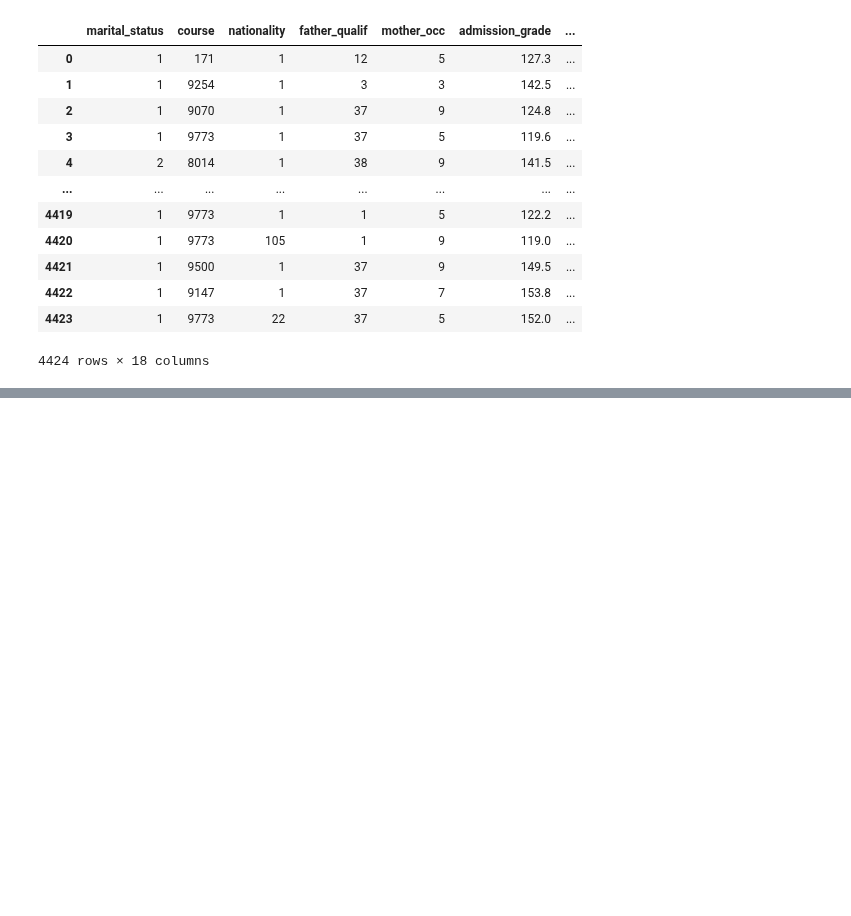
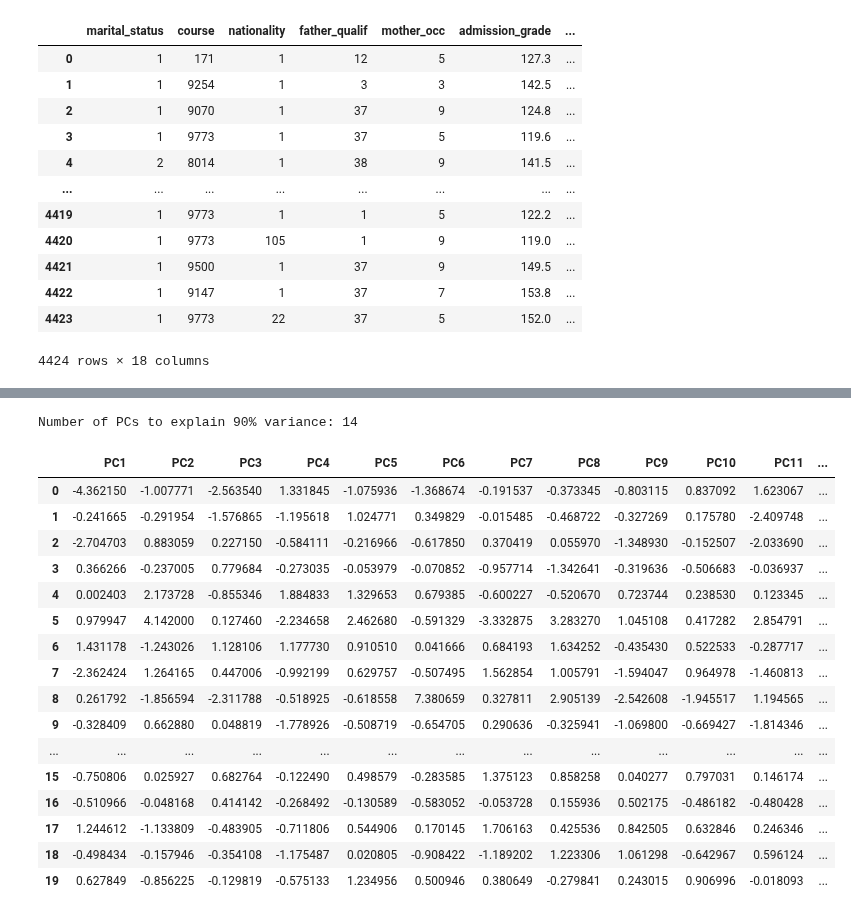
Before and after one commit to MSC-DS-Y1/Applied-Machine-Learning-Project, a Jupyter notebook: src/dataset/data_cleaning.ipynb, the cells around one changed output, grey strips where cells are left out. Cells and saved outputs as stored; diff of their text form; code cells hidden in the pictures; blank space fills up the shorter version.

```diff
--- a/src/dataset/data_cleaning.ipynb
+++ b/src/dataset/data_cleaning.ipynb
@@ -200,10 +196,9 @@ Normalising the MI matrix scores
 # %%
 from sklearn import preprocessing
 
-#normalise it
-min_max_scaler = preprocessing.MinMaxScaler()
+minmax_scaler = preprocessing.MinMaxScaler()
 
-mi_matrix_scaled = min_max_scaler.fit_transform(mi_matrix)
+mi_matrix_scaled = minmax_scaler.fit_transform(mi_matrix)
 mi_matrix_scaled
 
 mi_matrix_scaled_df = pd.DataFrame(mi_matrix_scaled, columns=mi_matrix.columns, index=mi_matrix.index)
@@ -394,3 +389,9 @@ selected_features_target
 | 4422 | 1 | 9147 | 1 | 37 | 7 | 153.8 | ... |
 | 4423 | 1 | 9773 | 22 | 37 | 5 | 152.0 | ... |
 4424 rows × 18 columns
+# %%
+# Normalizing the final features using MinMaxScaler
+scaler = preprocessing.StandardScaler()
+X_minmax = scaler.fit_transform(selected_predictors)
+df_final_std = pd.DataFrame(X_minmax, columns=selected_predictors.columns)
+df_final_std.head()
@@ -396,0 +405,39 @@ selected_features_target
+# %%
+from sklearn.decomposition import PCA
+
+pca = PCA()
+pca_components = pca.fit(df_final_std)
+cum_variance = np.cumsum(pca.explained_variance_ratio_)
+optimal_pcs = np.argmax(cum_variance >= 0.95) + 1
+print(f"Number of PCs to explain 90% variance: {optimal_pcs}")
+# %% [output]
+Number of PCs to explain 90% variance: 14
+# %%
+# Apply PCA to reduce to the optimal number of components
+pca = PCA(n_components=optimal_pcs)
+X_pca = pca.fit_transform(df_final_std)
+
+# Create a DataFrame for PCA-transformed features
+df_pca_transformed = pd.DataFrame(X_pca, columns=[f'PC{i+1}' for i in range(optimal_pcs)])
+df_pca_transformed['Target'] = data['target']
+
+# Display the transformed dataset
+df_pca_transformed.head(20)
+# %% [output]
+|  | PC1 | PC2 | PC3 | PC4 | PC5 | PC6 | PC7 | PC8 | PC9 | PC10 | PC11 | ... |
+| 0 | -4.362150 | -1.007771 | -2.563540 | 1.331845 | -1.075936 | -1.368674 | -0.191537 | -0.373345 | -0.803115 | 0.837092 | 1.623067 | ... |
+| 1 | -0.241665 | -0.291954 | -1.576865 | -1.195618 | 1.024771 | 0.349829 | -0.015485 | -0.468722 | -0.327269 | 0.175780 | -2.409748 | ... |
+| 2 | -2.704703 | 0.883059 | 0.227150 | -0.584111 | -0.216966 | -0.617850 | 0.370419 | 0.055970 | -1.348930 | -0.152507 | -2.033690 | ... |
+| 3 | 0.366266 | -0.237005 | 0.779684 | -0.273035 | -0.053979 | -0.070852 | -0.957714 | -1.342641 | -0.319636 | -0.506683 | -0.036937 | ... |
+| 4 | 0.002403 | 2.173728 | -0.855346 | 1.884833 | 1.329653 | 0.679385 | -0.600227 | -0.520670 | 0.723744 | 0.238530 | 0.123345 | ... |
+| 5 | 0.979947 | 4.142000 | 0.127460 | -2.234658 | 2.462680 | -0.591329 | -3.332875 | 3.283270 | 1.045108 | 0.417282 | 2.854791 | ... |
+| 6 | 1.431178 | -1.243026 | 1.128106 | 1.177730 | 0.910510 | 0.041666 | 0.684193 | 1.634252 | -0.435430 | 0.522533 | -0.287717 | ... |
+| 7 | -2.362424 | 1.264165 | 0.447006 | -0.992199 | 0.629757 | -0.507495 | 1.562854 | 1.005791 | -1.594047 | 0.964978 | -1.460813 | ... |
+| 8 | 0.261792 | -1.856594 | -2.311788 | -0.518925 | -0.618558 | 7.380659 | 0.327811 | 2.905139 | -2.542608 | -1.945517 | 1.194565 | ... |
+| 9 | -0.328409 | 0.662880 | 0.048819 | -1.778926 | -0.508719 | -0.654705 | 0.290636 | -0.325941 | -1.069800 | -0.669427 | -1.814346 | ... |
+| ... | ... | ... | ... | ... | ... | ... | ... | ... | ... | ... | ... | ... |
+| 15 | -0.750806 | 0.025927 | 0.682764 | -0.122490 | 0.498579 | -0.283585 | 1.375123 | 0.858258 | 0.040277 | 0.797031 | 0.146174 | ... |
+| 16 | -0.510966 | -0.048168 | 0.414142 | -0.268492 | -0.130589 | -0.583052 | -0.053728 | 0.155936 | 0.502175 | -0.486182 | -0.480428 | ... |
+| 17 | 1.244612 | -1.133809 | -0.483905 | -0.711806 | 0.544906 | 0.170145 | 1.706163 | 0.425536 | 0.842505 | 0.632846 | 0.246346 | ... |
+| 18 | -0.498434 | -0.157946 | -0.354108 | -1.175487 | 0.020805 | -0.908422 | -1.189202 | 1.223306 | 1.061298 | -0.642967 | 0.596124 | ... |
+| 19 | 0.627849 | -0.856225 | -0.129819 | -0.575133 | 1.234956 | 0.500946 | 0.380649 | -0.279841 | 0.243015 | 0.906996 | -0.018093 | ... |
```
Also changed, not shown: parts of 8 cells of this notebook, 3 other files.
